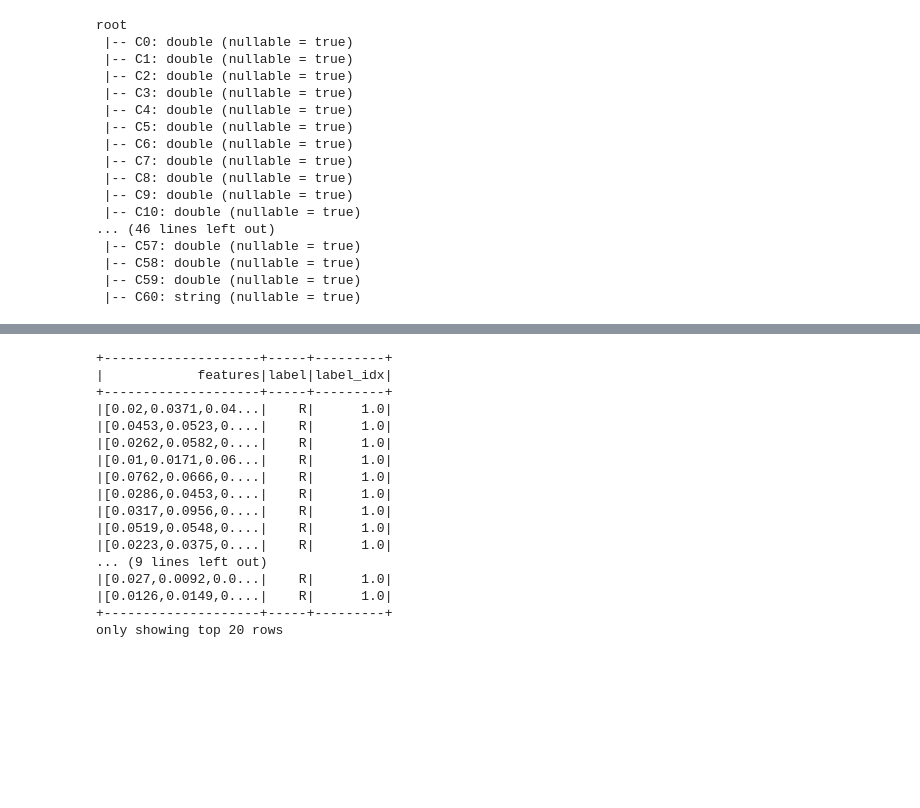
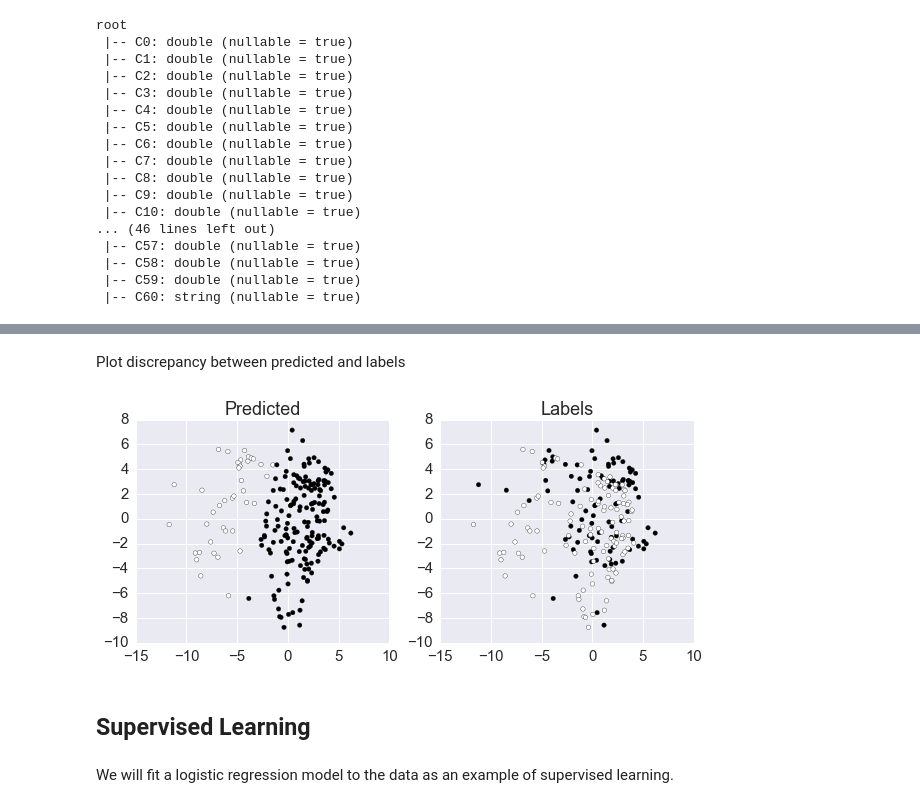
Before and after one commit to cliburn/sta-663-2016, a Jupyter notebook: lectures/21D_Spark_MLib.ipynb, the cells around one changed output, grey strips where cells are left out. Saved outputs shown, nothing was run; the diff lists cells and outputs as text; code cells hidden in the pictures; blank space fills up the shorter version.

Commit message:
Complete unsupervised, supervised and pipeline examples

```diff
--- a/lectures/21D_Spark_MLib.ipynb
+++ b/lectures/21D_Spark_MLib.ipynb
@@ -47,2 +100,2 @@ output = assembler.transform(df)
 # %%
-sonar = output.select(['features', 'label'])
+sonar = indexed.select(['std_features', 'label', 'label_idx'])
@@ -51,6 +117,4 @@ from pyspark.ml.feature import StandardScaler
 # %%
-standardizer = StandardScaler(withMean=True, withStd=True,
-                              inputCol='features',
-                              outputCol='std_features')
-model = standardizer.fit(sonar)
-sonar = model.transform(sonar)
+pca = PCA(k=2, inputCol="std_features", outputCol="pca")
+model = pca.fit(sonar)
+transformed = model.transform(sonar)
@@ -70,2 +121,2 @@ only showing top 5 rows
 # %%
-features = sonar.select('features').rdd.map(lambda x: np.array(x))
+features = transformed.select('pca').rdd.map(lambda x: np.array(x))
@@ -76,4 +131,4 @@ gmm = GaussianMixture.train(features, k=2)
 # %%
 predict = gmm.predict(features).collect()
 # %%
-labels = sonar.select('label').rdd.map(lambda r: r[0]).collect()
+labels = sonar.select('label_idx').rdd.map(lambda r: r[0]).collect()
@@ -102,22 +144,18 @@ from pyspark.ml.feature import StringIndexer
-# %%
-indexer = StringIndexer(inputCol="label", outputCol="label_idx")
-indexed = indexer.fit(sonar).transform(sonar)
-indexed.show()
-# %% [output]
-+--------------------+-----+---------+
-|            features|label|label_idx|
-+--------------------+-----+---------+
-|[0.02,0.0371,0.04...|    R|      1.0|
-|[0.0453,0.0523,0....|    R|      1.0|
-|[0.0262,0.0582,0....|    R|      1.0|
-|[0.01,0.0171,0.06...|    R|      1.0|
-|[0.0762,0.0666,0....|    R|      1.0|
-|[0.0286,0.0453,0....|    R|      1.0|
-|[0.0317,0.0956,0....|    R|      1.0|
-|[0.0519,0.0548,0....|    R|      1.0|
-|[0.0223,0.0375,0....|    R|      1.0|
-... (9 lines left out)
-|[0.027,0.0092,0.0...|    R|      1.0|
-|[0.0126,0.0149,0....|    R|      1.0|
-+--------------------+-----+---------+
-only showing top 20 rows
+# %% [markdown]
+Plot discrepancy between predicted and labels
+# %%
+xs = np.array(features.collect()).squeeze()
+
+fig, axes = plt.subplots(1, 2, figsize=(10, 4))
+axes[0].scatter(xs[:, 0], xs[:,1], c=predict)
+axes[0].set_title('Predicted')
+axes[1].scatter(xs[:, 0], xs[:,1], c=labels)
+axes[1].set_title('Labels')
+pass
+# %% [output]
+[figure, added]
+# %% [markdown]
+Supervised Learning
+----
+# %% [markdown]
+We will fit a logistic regression model to the data as an example of supervised learning.
```
Also changed, not shown: parts of 45 cells of this notebook.
